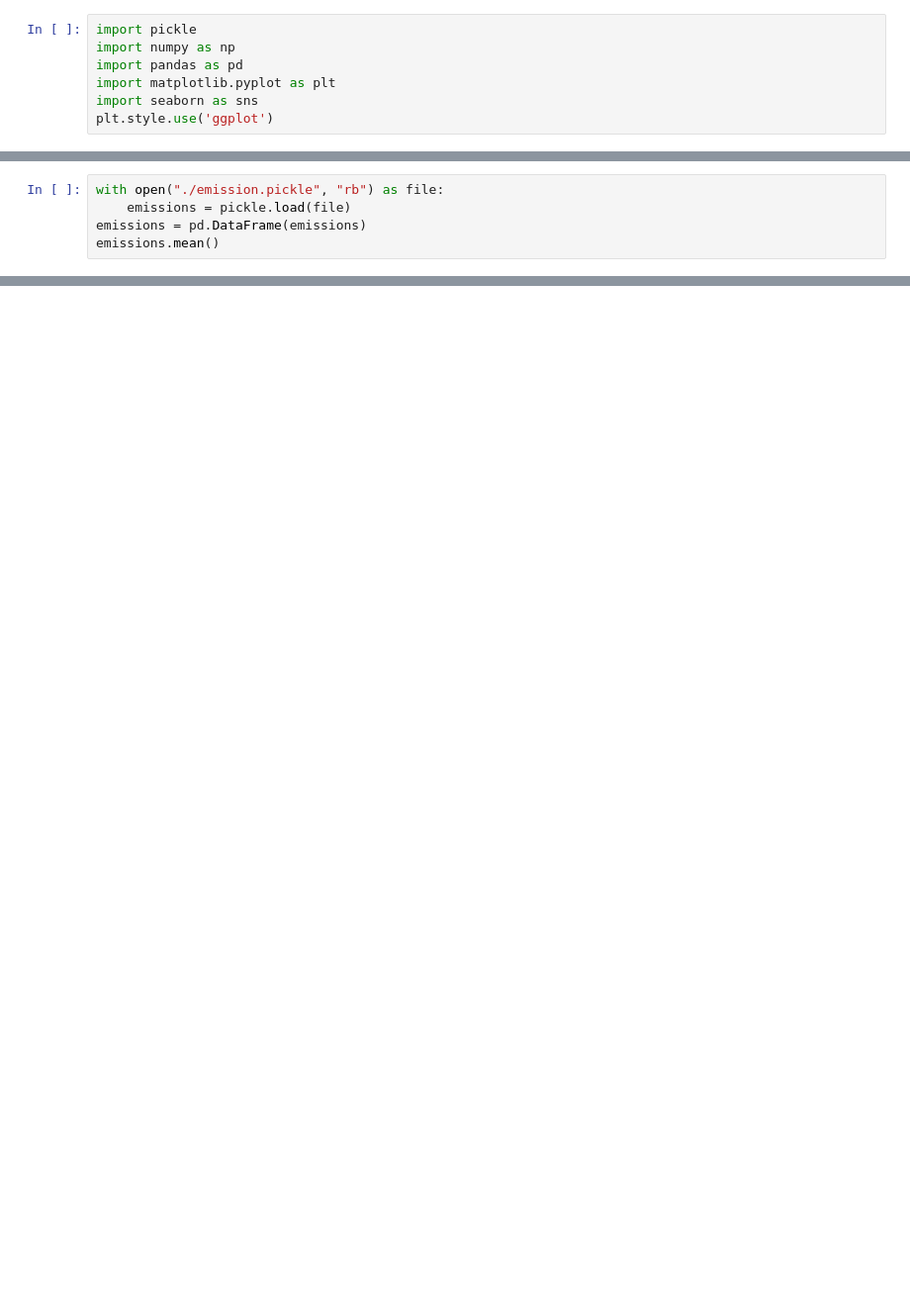
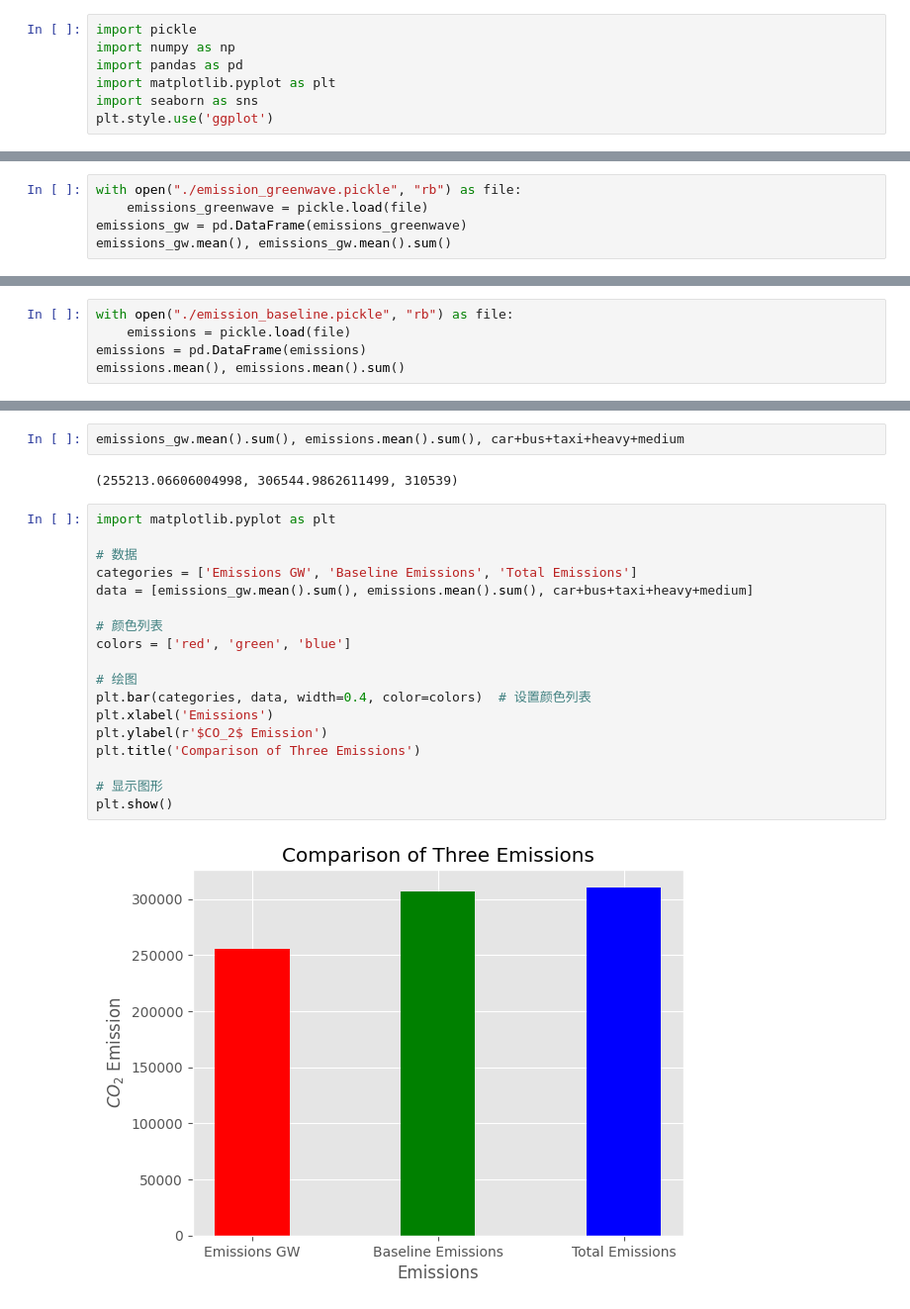
Before and after one commit to Zhenlin-Xu/GreenWaveSim, a Jupyter notebook: visualization.ipynb, the cells around one changed output, grey strips where cells are left out. Shown at 99% size. Saved outputs shown, nothing was run; the diff lists cells and outputs as text; blank space fills up the shorter version.

```diff
--- a/visualization.ipynb
+++ b/visualization.ipynb
@@ -28,0 +30,5 @@ medium = medium2 + medium3
+# %%
+with open("./emission_greenwave.pickle", "rb") as file:
+    emissions_greenwave = pickle.load(file)
+emissions_gw = pd.DataFrame(emissions_greenwave)
+emissions_gw.mean(), emissions_gw.mean().sum()
@@ -29,6 +49,6 @@ medium = medium2 + medium3
 # %%
-with open("./emission.pickle", "rb") as file:
+with open("./emission_baseline.pickle", "rb") as file:
     emissions = pickle.load(file)
 emissions = pd.DataFrame(emissions)
-emissions.mean()
+emissions.mean(), emissions.mean().sum()
 # %% [output]
@@ -65,0 +87,24 @@ fig.savefig("./img/data_validation.png", dpi=400, bbox_inches='tight')
+# %%
+emissions_gw.mean().sum(), emissions.mean().sum(), car+bus+taxi+heavy+medium
+# %% [output]
+(255213.06606004998, 306544.9862611499, 310539)
+# %%
+import matplotlib.pyplot as plt
+
+# 数据
+categories = ['Emissions GW', 'Baseline Emissions', 'Total Emissions']
+data = [emissions_gw.mean().sum(), emissions.mean().sum(), car+bus+taxi+heavy+medium]
+
+# 颜色列表
+colors = ['red', 'green', 'blue']
+
+# 绘图
+plt.bar(categories, data, width=0.4, color=colors)  # 设置颜色列表
+plt.xlabel('Emissions')
+plt.ylabel(r'$CO_2$ Emission')
+plt.title('Comparison of Three Emissions')
+
+# 显示图形
+plt.show()
+# %% [output]
+[figure, added]
```
Also changed, not shown: parts of 11 cells of this notebook, 5 other files.
